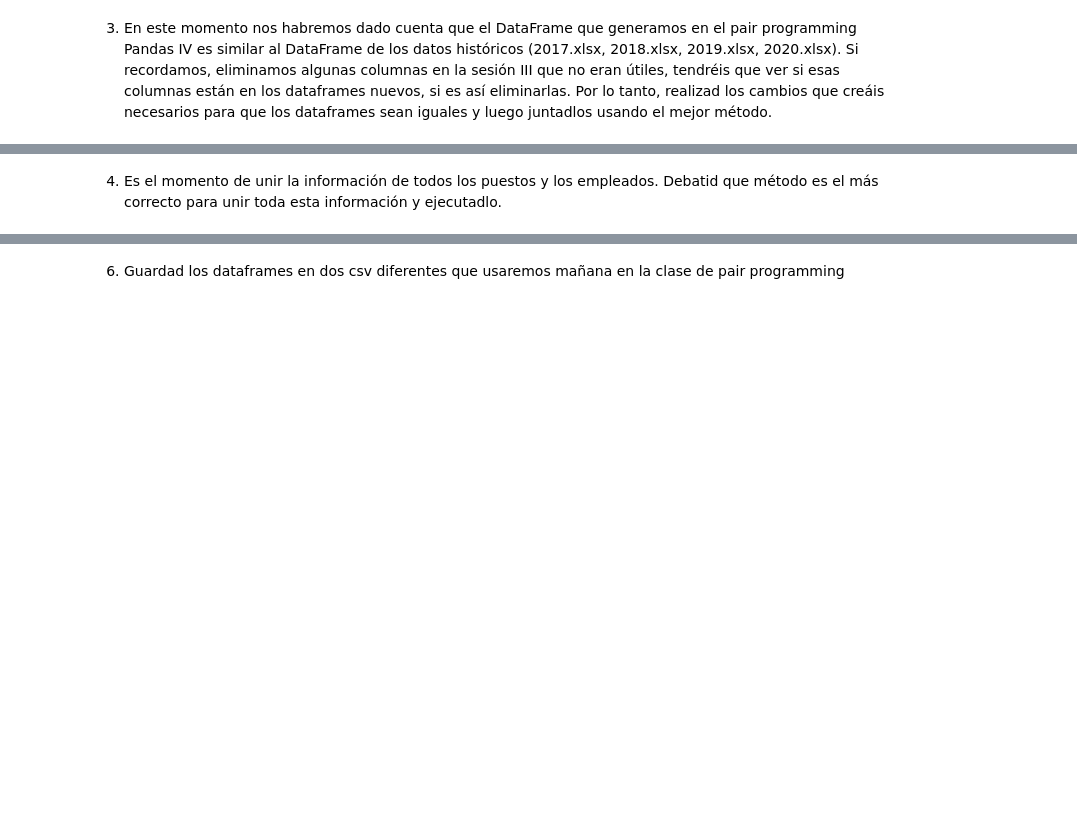
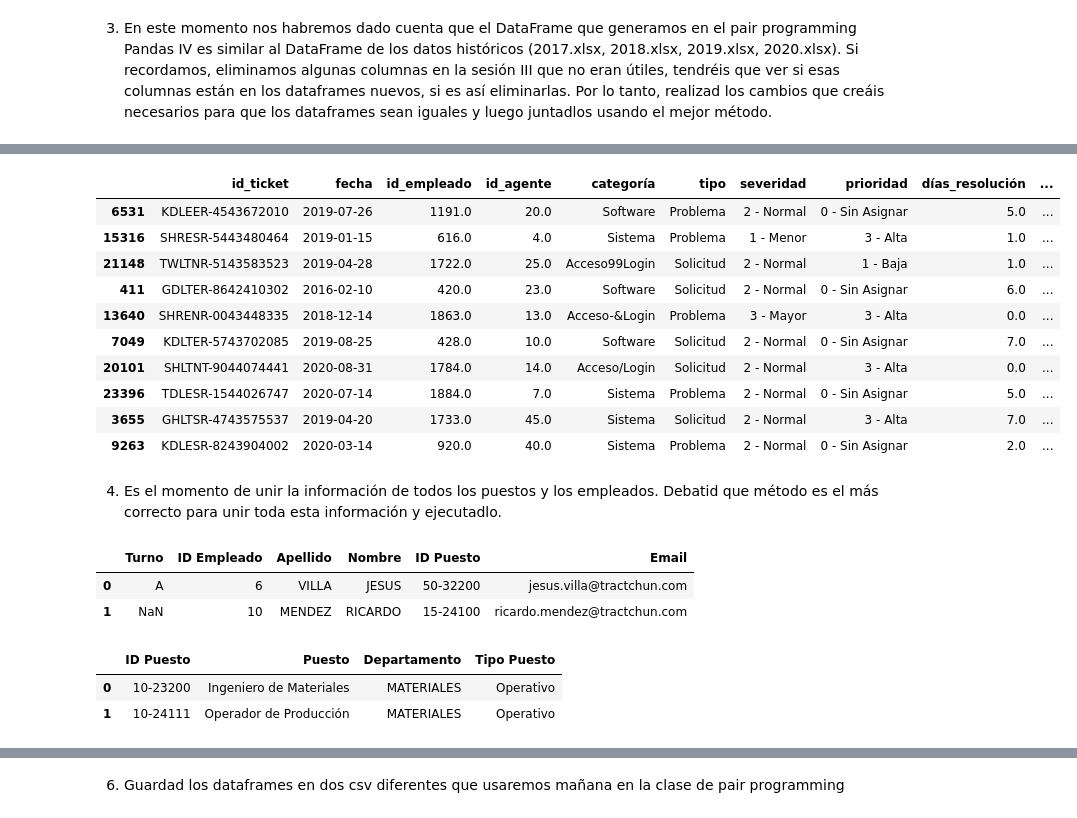
Before and after one commit to Adalab/promo-d-da-modulo2-sprint1-lorena-ana, a Jupyter notebook: PANDAS/pair_programming_pandas5.ipynb, the cells around one changed output, grey strips where cells are left out. Saved outputs shown, nothing was run; the diff lists cells and outputs as text; code cells hidden in the pictures; blank space fills up the shorter version.

```diff
--- a/PANDAS/pair_programming_pandas5.ipynb
+++ b/PANDAS/pair_programming_pandas5.ipynb
@@ -28,3 +28,6 @@ df_2016.head()
 | 2 | GDDESR-1342539995 | 2016-06-18 | 569.0 | 29.0 | Sistema | Problema | 0 - Sin Clasificar | 0 - Sin Asignar | 3.0 | ... |
 | 3 | GDDTSR-5942488006 | 2016-04-28 | 320.0 | 40.0 | Sistema | Solicitud | 0 - Sin Clasificar | 0 - Sin Asignar | 9.0 | ... |
 | 4 | GDLEER-0042524120 | 2016-06-03 | 1842.0 | 31.0 | Software | Problema | 2 - Normal | 0 - Sin Asignar | 0.0 | ... |
+# %%
+df_2016["año"] = 2016
+df_2016.head(2)
@@ -39,3 +46,8 @@ df_2018 = pd.read_excel('datos/2018.xlsx')
 df_2019 = pd.read_excel('datos/2019.xlsx')
 
 df_2020 = pd.read_excel('datos/2020.xlsx')
+# %%
+df_2017["año"] = 2017
+df_2018["año"] = 2018
+df_2019["año"] = 2019
+df_2020["año"] = 2020
@@ -97,2 +155,33 @@ Index: []
+# %%
+#Concatenamos los diferentes dataframes en uno solo porque los nombres de la columnas coinciden y porque queremos
+#añadir filas (correspondientes a cada uno de los años y archivos fusionados)
+
+df_archivo_concat_años = pd.concat([df_2016, df_2017b, df_2018b, df_2019b,df_2020b], axis = 0)
+# %%
+df_archivo_concat_años.sample(10)
+# %% [output]
+|  | id_ticket | fecha | id_empleado | id_agente | categoría | tipo | severidad | prioridad | días_resolución | ... |
+| 6531 | KDLEER-4543672010 | 2019-07-26 | 1191.0 | 20.0 | Software | Problema | 2 - Normal | 0 - Sin Asignar | 5.0 | ... |
+| 15316 | SHRESR-5443480464 | 2019-01-15 | 616.0 | 4.0 | Sistema | Problema | 1 - Menor | 3 - Alta | 1.0 | ... |
+| 21148 | TWLTNR-5143583523 | 2019-04-28 | 1722.0 | 25.0 | Acceso99Login | Solicitud | 2 - Normal | 1 - Baja | 1.0 | ... |
+| 411 | GDLTER-8642410302 | 2016-02-10 | 420.0 | 23.0 | Software | Solicitud | 2 - Normal | 0 - Sin Asignar | 6.0 | ... |
+| 13640 | SHRENR-0043448335 | 2018-12-14 | 1863.0 | 13.0 | Acceso-&Login | Problema | 3 - Mayor | 3 - Alta | 0.0 | ... |
+| 7049 | KDLTER-5743702085 | 2019-08-25 | 428.0 | 10.0 | Software | Solicitud | 2 - Normal | 0 - Sin Asignar | 7.0 | ... |
+| 20101 | SHLTNT-9044074441 | 2020-08-31 | 1784.0 | 14.0 | Acceso/Login | Solicitud | 2 - Normal | 3 - Alta | 0.0 | ... |
+| 23396 | TDLESR-1544026747 | 2020-07-14 | 1884.0 | 7.0 | Sistema | Problema | 2 - Normal | 0 - Sin Asignar | 5.0 | ... |
+| 3655 | GHLTSR-4743575537 | 2019-04-20 | 1733.0 | 45.0 | Sistema | Solicitud | 2 - Normal | 3 - Alta | 7.0 | ... |
+| 9263 | KDLESR-8243904002 | 2020-03-14 | 920.0 | 40.0 | Sistema | Problema | 2 - Normal | 0 - Sin Asignar | 2.0 | ... |
 # %% [markdown]
 4. Es el momento de unir la información de todos los puestos y los empleados. Debatid que método es el más correcto para unir toda esta información y ejecutadlo.
+# %%
+df_empleados.head(2)
+# %% [output]
+|  | Turno | ID Empleado | Apellido | Nombre | ID Puesto | Email |
+| 0 | A | 6 | VILLA | JESUS | 50-32200 | jesus.villa@tractchun.com |
+| 1 | NaN | 10 | MENDEZ | RICARDO | 15-24100 | ricardo.mendez@tractchun.com |
+# %%
+df_puestos.head(2)
+# %% [output]
+|  | ID Puesto | Puesto | Departamento | Tipo Puesto |
+| 0 | 10-23200 | Ingeniero de Materiales | MATERIALES | Operativo |
+| 1 | 10-24111 | Operador de Producción | MATERIALES | Operativo |
```
Also changed, not shown: parts of 17 cells of this notebook, 3 other files.
